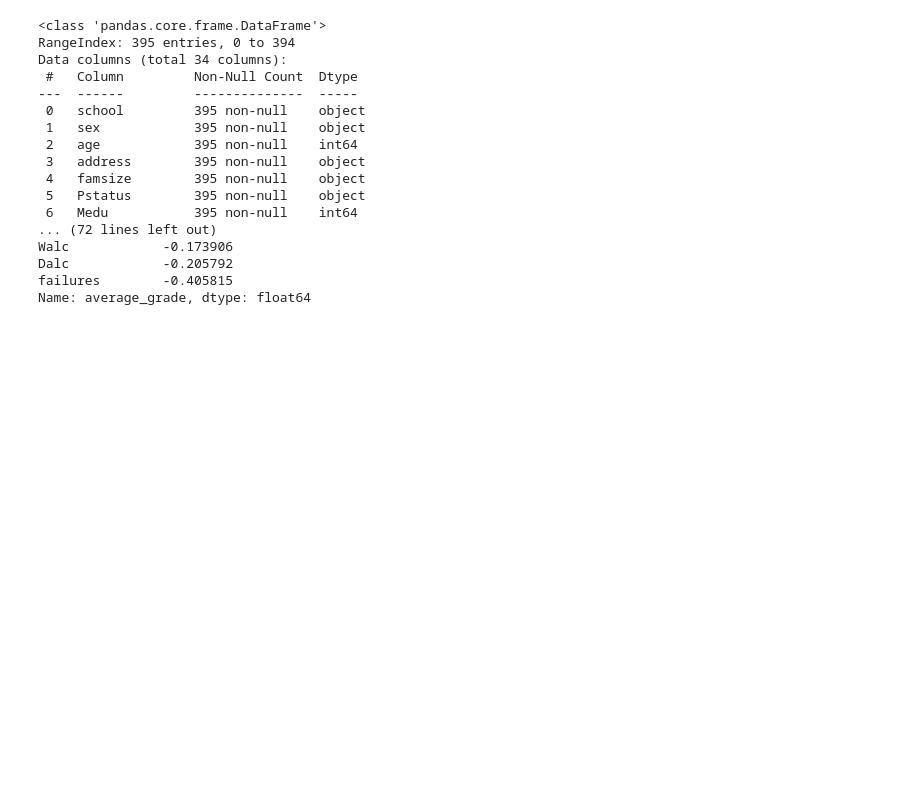
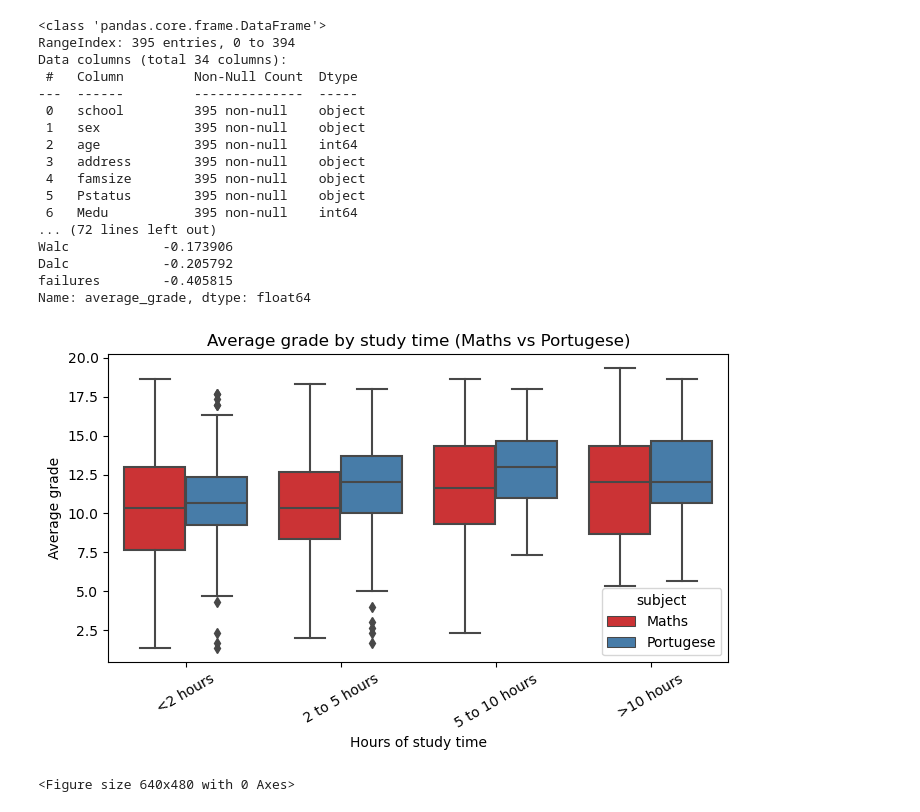
Before and after one commit to Reanna1211/Student-and-Education-Data, a Jupyter notebook: Student_and_Education_Data_Analysis.ipynb, the cells around one changed output. Cells and saved outputs as stored; diff of their text form; code cells hidden in the pictures; blank space fills up the shorter version.

Commit message:
Data visualisations for academic performance

```diff
--- a/Student_and_Education_Data_Analysis.ipynb
+++ b/Student_and_Education_Data_Analysis.ipynb
@@ -363,0 +394,32 @@ Name: average_grade, dtype: float64
+# %%
+# Study time vs average grade
+
+plt.figure(figsize=(8, 4))
+sns.boxplot(x='studytime', y='average_grade', hue = 'subject', data=combined_data, palette = 'Set1')
+ax = plt.subplot()
+ax.set_xticklabels(['<2 hours', '2 to 5 hours', '5 to 10 hours', '>10 hours'],  rotation=30)
+plt.xlabel('Hours of study time')
+plt.ylabel('Average grade')
+plt.title('Average grade by study time (Maths vs Portugese)')
+plt.show()
+plt.clf()
+
+
+# Observations:
+# The median average_grade increased for students as study time increased however average grade lowered when study time was more than 10 hours.
+# The spread of grades (IQR) is narrower for the portugese subject, suggesting Portuguese grades are more consistent within each study time category.
+# A few outliers are visible for portguese subject for less than two hours and 2 to 5 hours, indicating exceptional cases of very high or very low grades.
+
+# Insights:
+# This suggests that study time up to 10 hours per week is positively associated with better academic performance, however more than 10 hours in study time average grades go down.
+# The general higher medians in portugese subject could indicate higher average grades across each study time category than maths subject.
+
+# Students studying between 5 to 10 hours per week had the highest average score.
+# This suggests that the optimum study time is between 5 to 10 hours any lower or higher may result in a lower average grade. Studying more than 10 hours could lead to burn out and therefore lower focus.
+
+# The narrower interquartile range (IQR) observed in Portuguese grades compared to Maths suggests greater consistency in performance within each study time category.
+# This could indicate that factors beyond study time, such as teaching quality or student aptitude, play a more significant role in Portuguese outcomes.
+# Conversely, the wider IQR in Maths highlights greater variability in performance, suggesting that individual differences or additional external factors might influence Maths grades more significantly.
+# %% [output]
+[figure, added]
+<Figure size 640x480 with 0 Axes>
```
Also changed, not shown: parts of 11 cells of this notebook.
